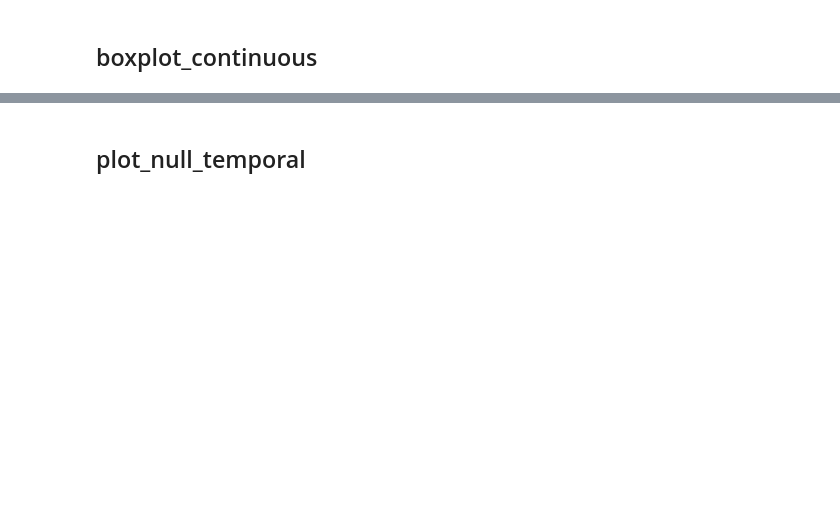
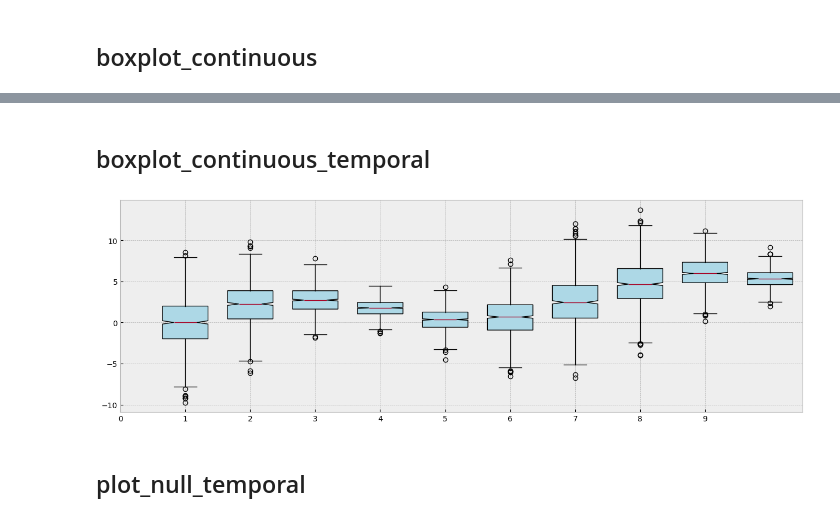
Before and after one commit to durandtibo/pandasx, a Jupyter notebook: notebooks/plot.ipynb, the cells around one changed output, grey strips where cells are left out. Saved outputs shown, nothing was run; the diff lists cells and outputs as text; code cells hidden in the pictures; blank space fills up the shorter version.

Commit message:
Update plot notebook (#609)

```diff
--- a/notebooks/plot.ipynb
+++ b/notebooks/plot.ipynb
@@ -72,3 +72,13 @@ plot.boxplot_continuous(ax=ax, array=array)
+# %% [markdown]
+## boxplot_continuous_temporal
+# %%
+fig, ax = plt.subplots()
+data = [
+    rng.standard_normal(1000) * (2 + math.cos(i)) + 2 * math.sin(i) + 0.5 * i for i in range(10)
+]
+plot.boxplot_continuous_temporal(ax=ax, data=data, steps=list(range(len(data))))
+# %% [output]
+[figure, added]
 # %% [markdown]
 ## plot_null_temporal
 # %%
```
Also changed, not shown: parts of 13 cells of this notebook.
